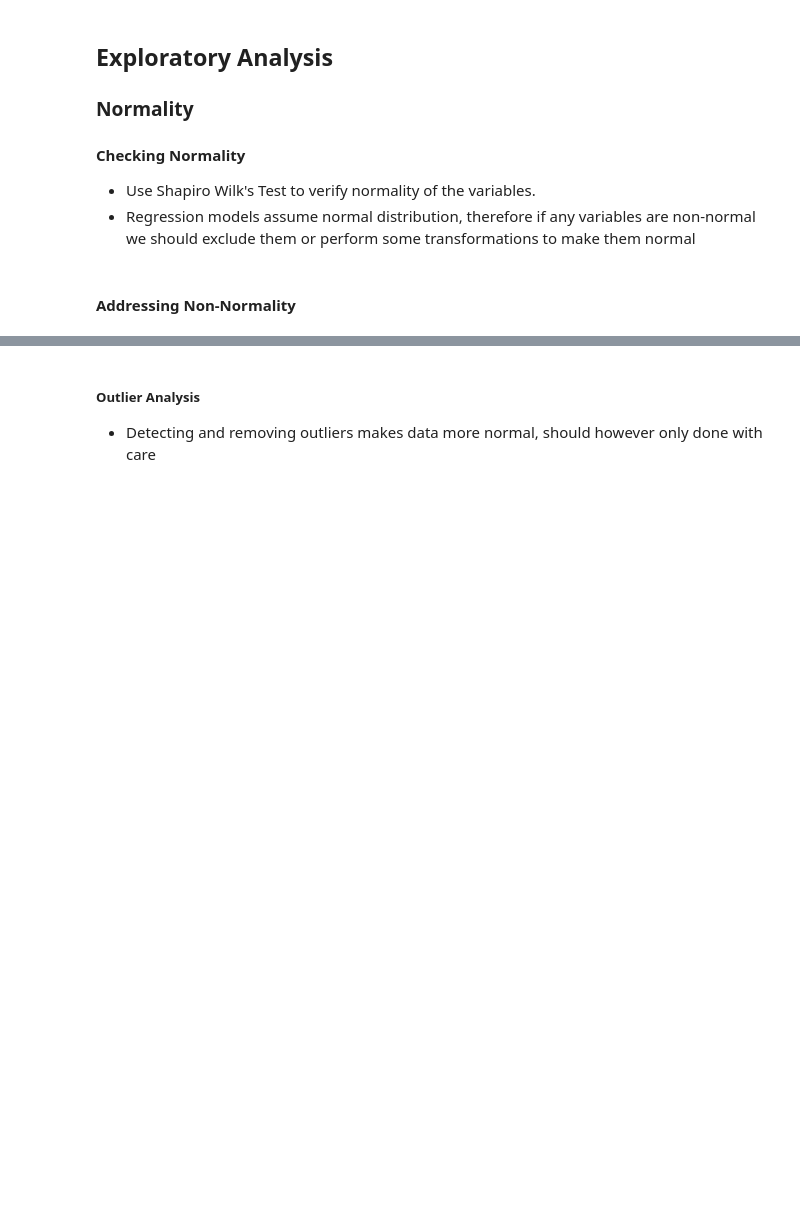
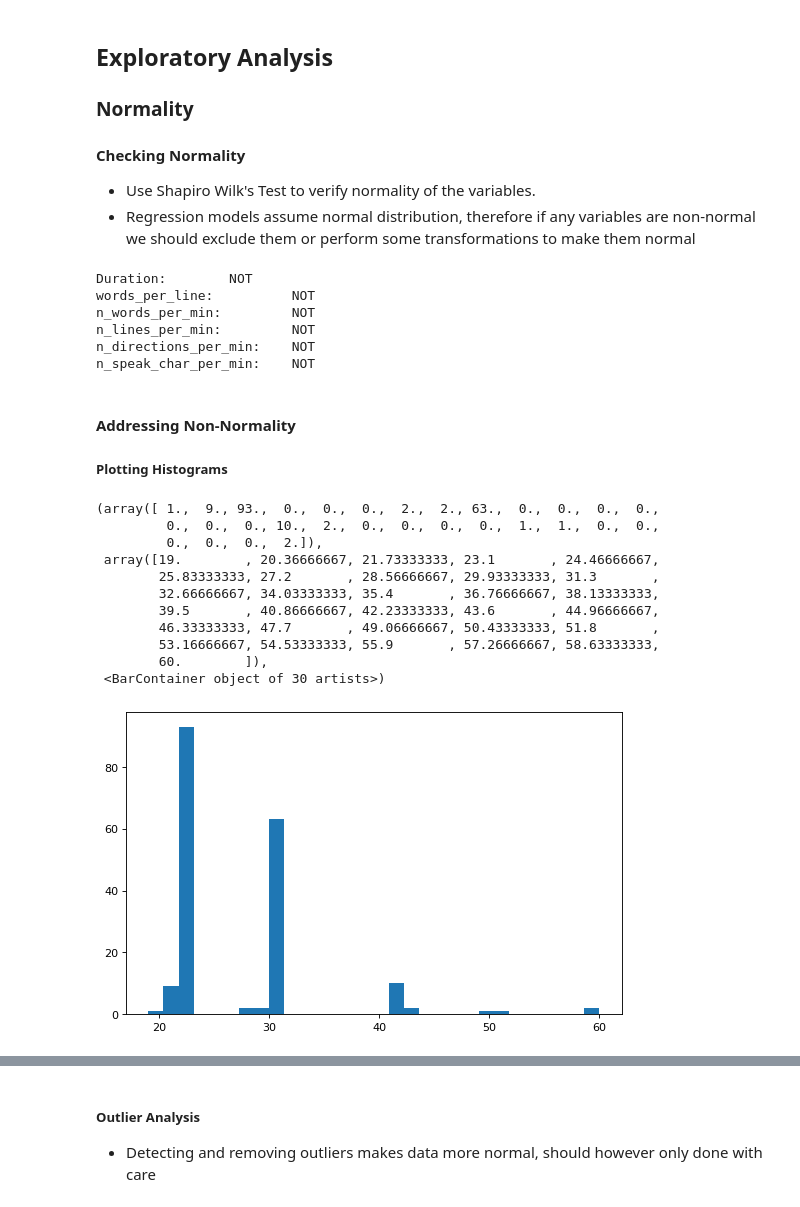
Before and after one commit to abumaz99/MLP-A1, a Jupyter notebook: project1 Elliot1.0.ipynb, the cells around one changed output, grey strips where cells are left out. Cells and saved outputs as stored; diff of their text form; code cells hidden in the pictures; blank space fills up the shorter version.

```diff
--- a/project1 Elliot1.0.ipynb
+++ b/project1 Elliot1.0.ipynb
@@ -1331,2 +1382,32 @@ rmse
+# %%
+for i in list(cont_cols):
+    stat, p = shapiro(d[i])
+    if p > 0.05:
+        print(f"{i}: \t normal")
+    else:
+        print(f"{i}: \t NOT")
+# %% [output]
+Duration:        NOT
+words_per_line:          NOT
+n_words_per_min:         NOT
+n_lines_per_min:         NOT
+n_directions_per_min:    NOT
+n_speak_char_per_min:    NOT
 # %% [markdown]
 #### Addressing Non-Normality
+##### Plotting Histograms
+# %%
+plt.hist(d.Duration, bins = 30)
+# %% [output]
+(array([ 1.,  9., 93.,  0.,  0.,  0.,  2.,  2., 63.,  0.,  0.,  0.,  0.,
+         0.,  0.,  0., 10.,  2.,  0.,  0.,  0.,  0.,  1.,  1.,  0.,  0.,
+         0.,  0.,  0.,  2.]),
+ array([19.        , 20.36666667, 21.73333333, 23.1       , 24.46666667,
+        25.83333333, 27.2       , 28.56666667, 29.93333333, 31.3       ,
+        32.66666667, 34.03333333, 35.4       , 36.76666667, 38.13333333,
+        39.5       , 40.86666667, 42.23333333, 43.6       , 44.96666667,
+        46.33333333, 47.7       , 49.06666667, 50.43333333, 51.8       ,
+        53.16666667, 54.53333333, 55.9       , 57.26666667, 58.63333333,
+        60.        ]),
+ <BarContainer object of 30 artists>)
+[figure, added]
```
Also changed, not shown: parts of 18 cells of this notebook.
